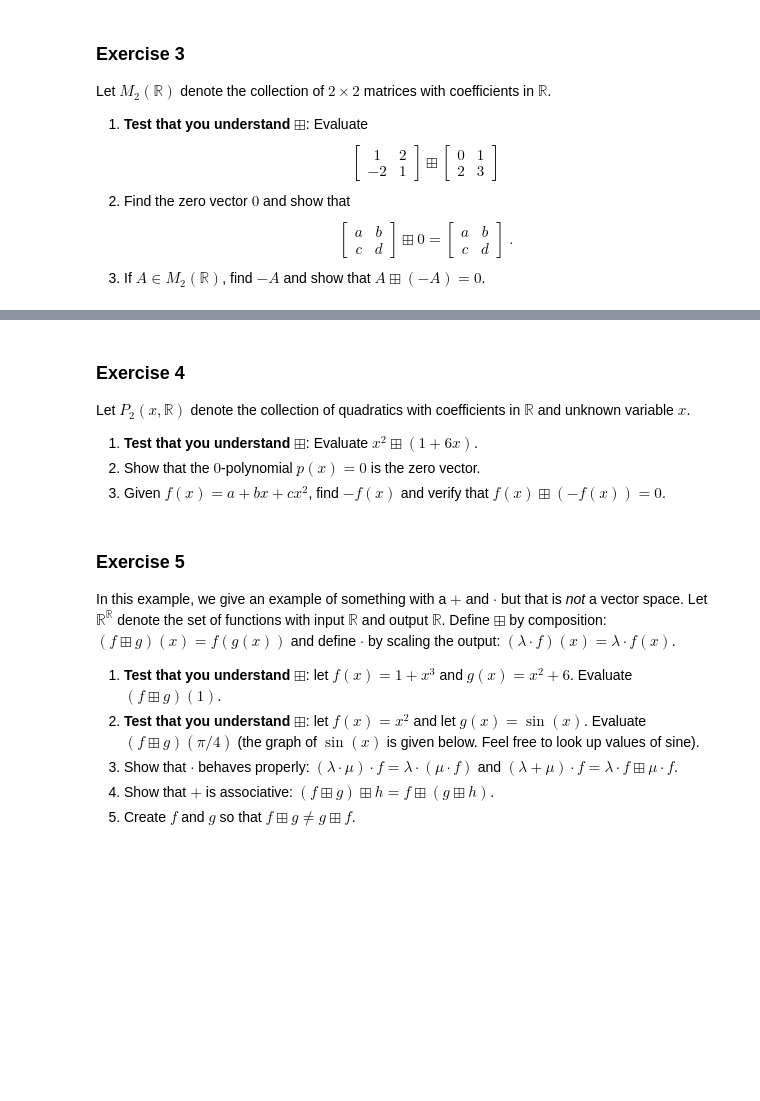
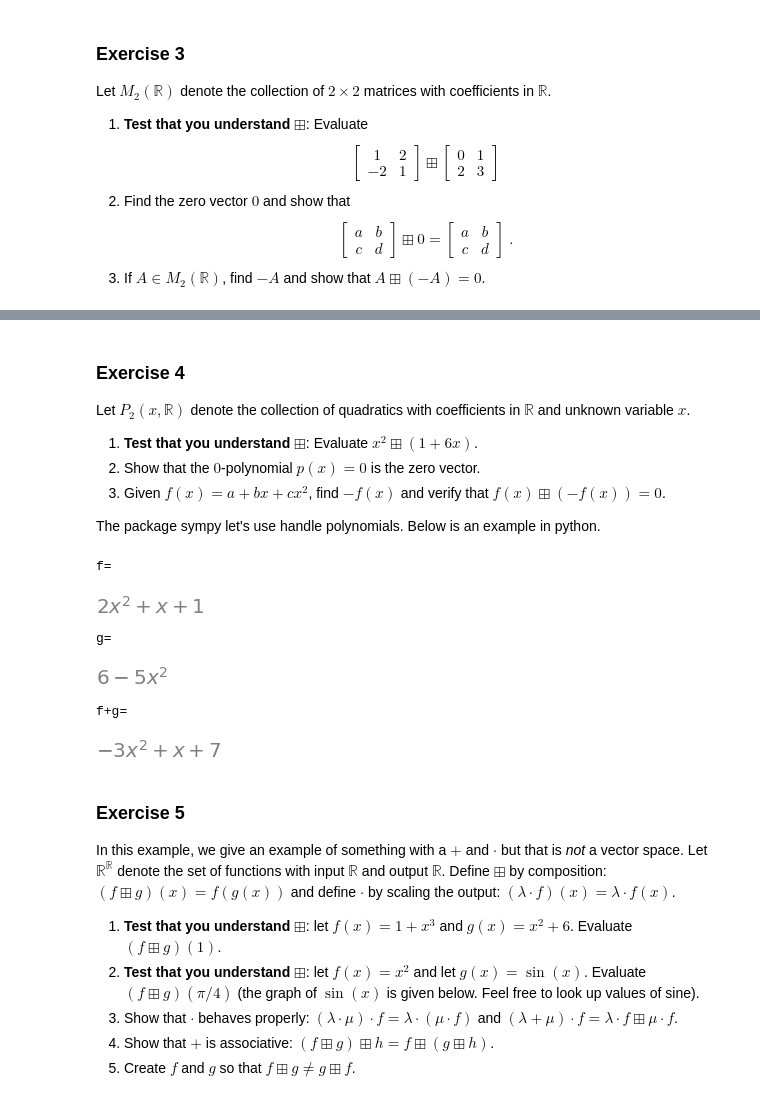
Before and after one commit to soundsflyout/QMATH, a Jupyter notebook: 1-Vectors.ipynb, the cells around one changed output, grey strips where cells are left out. Cells and saved outputs as stored; diff of their text form; code cells hidden in the pictures; blank space fills up the shorter version.

```diff
--- a/1-Vectors.ipynb
+++ b/1-Vectors.ipynb
@@ -181,6 +237,30 @@ Let $P_2(x, \mathbb{R})$ denote the collection of quadratics with coefficients i
 1. **Test that you understand $\boxplus$**: Evaluate $x^2 \boxplus (1+6x)$.
 2. Show that the $0$-polynomial $p(x) = 0$ is the zero vector.
 3. Given $f(x) = a + bx + cx^2$, find $-f(x)$ and verify that $f(x)\boxplus(-f(x)) = 0$.
+
+The package sympy let's use handle polynomials. Below is an example in python.
+# %%
+from sympy import symbols
+x = symbols('x')
+
+# We use the unknown 'x' like any variable.
+f = 1+x+2*x**2
+g = 6-5*x**2
+print('f=')
+display(f)
+
+print('g=')
+display(g)
+
+print('f+g=')
+display(f+g)
+# %% [output]
+f=
+[figure, added]
+g=
+[figure, added]
+f+g=
+[figure, added]
 # %% [markdown]
 ### Exercise 5
 In this example, we give an example of something with a $+$ and $\cdot$ but that is *not* a vector space. Let $\mathbb{R}^{\mathbb{R}}$ denote the set of functions with input $\mathbb{R}$ and output $\mathbb{R}$. Define $\boxplus$ by composition: $(f\boxplus g)(x) = f(g(x))$ and define $\cdot$ by scaling the output: $(\lambda \cdot f)(x) = \lambda \cdot f(x)$.
```
Also changed, not shown: parts of 16 cells of this notebook.
